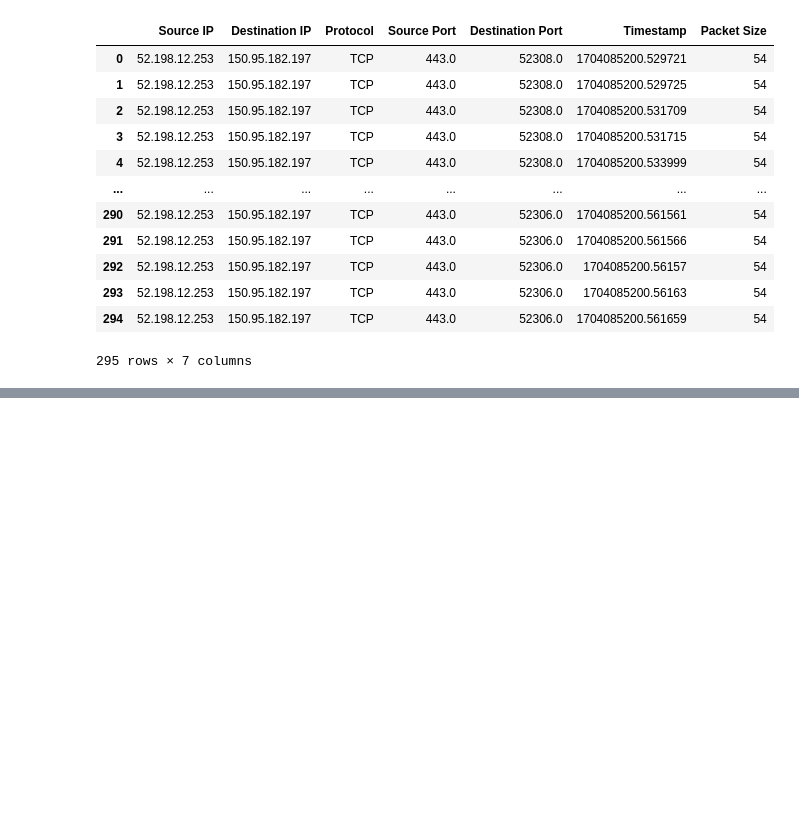
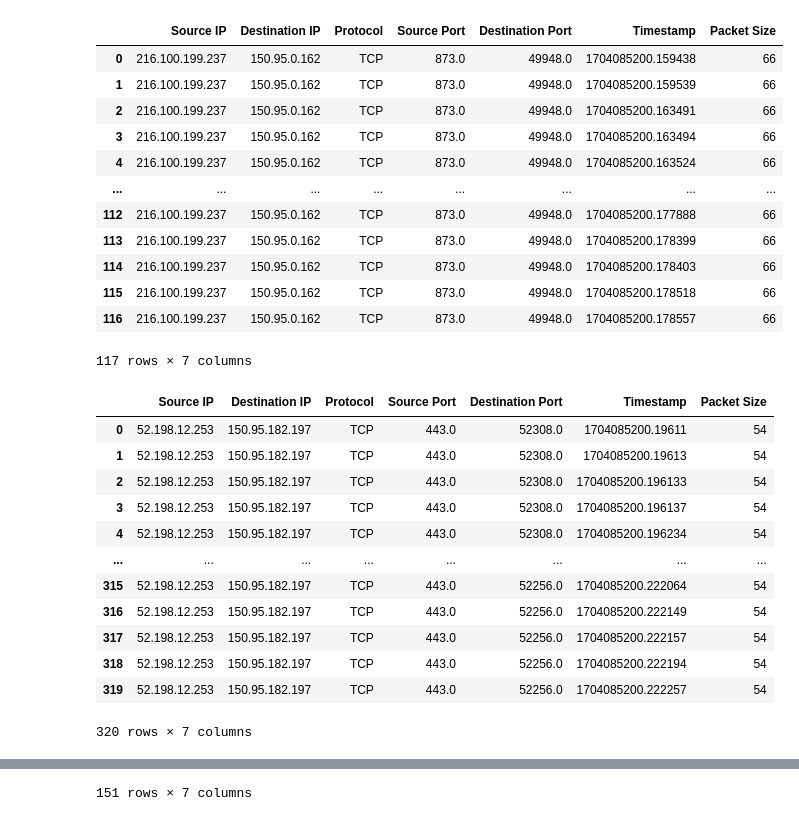
Before and after one commit to yaoyanglee/network-prediction, a Jupyter notebook: datavis.ipynb, the cells around one changed output, grey strips where cells are left out. Cells and saved outputs as stored; diff of their text form; code cells hidden in the pictures; blank space fills up the shorter version.

```diff
--- a/datavis.ipynb
+++ b/datavis.ipynb
@@ -85,8 +132,18 @@ plt.show()
 # %%
 # Extracting only the TCP packets
-tcp_df = df_cleaned[df_cleaned['Protocol'] == 'TCP']
-tcp_df = tcp_df.reset_index(drop=True)
+import pandas as pd
+import matplotlib.pyplot as plt
+def extractTCP(df):
+    tcp_df = df[df['Protocol'] == 'TCP']
+    tcp_df = tcp_df.reset_index(drop=True)
+    return tcp_df
 
-tcp_df
+
+tcp_df1 = extractTCP(df1)
+tcp_df2 = extractTCP(df2)
+tcp_df3 = extractTCP(df3)
+
+# Call the function with the DataFrames
+display(tcp_df1, tcp_df2, tcp_df3)
 # %% [output]
 |  | Source IP | Destination IP | Protocol | Source Port | Destination Port | Timestamp | Packet Size |
@@ -129,26 +258,44 @@ packet_counts_sorted
 # %%
 # Define the source and destination IP addresses you want to filter for
-source_ip = '52.198.12.253'
-destination_ip = '150.95.182.197'
+def displaySrcDestTraffic(df, src, dest):
+    # Filter DataFrame for rows with specific source and destination IP addresses
+    filtered_rows = df[(df['Source IP'] == src) & (
+        df['Destination IP'] == dest)]
 
-# Filter DataFrame for rows with specific source and destination IP addresses
-filtered_rows = tcp_df[(tcp_df['Source IP'] == source_ip) & (
-    tcp_df['Destination IP'] == destination_ip)]
+    filtered_rows = filtered_rows.reset_index(drop=True)
 
-filtered_rows = filtered_rows.reset_index(drop=True)
+    return filtered_rows
 
-filtered_rows
+
+filtered_df1 = displaySrcDestTraffic(tcp_df1, src1, dest1)
+filtered_df2 = displaySrcDestTraffic(tcp_df2, src2, dest2)
+filtered_df3 = displaySrcDestTraffic(tcp_df3, src3, dest3)
+
+display(filtered_df1, filtered_df2, filtered_df3)
 # %% [output]
 |  | Source IP | Destination IP | Protocol | Source Port | Destination Port | Timestamp | Packet Size |
-| 0 | 52.198.12.253 | 150.95.182.197 | TCP | 443.0 | 52308.0 | 1704085200.529721 | 54 |
-| 1 | 52.198.12.253 | 150.95.182.197 | TCP | 443.0 | 52308.0 | 1704085200.529725 | 54 |
-| 2 | 52.198.12.253 | 150.95.182.197 | TCP | 443.0 | 52308.0 | 1704085200.531709 | 54 |
-| 3 | 52.198.12.253 | 150.95.182.197 | TCP | 443.0 | 52308.0 | 1704085200.531715 | 54 |
-| 4 | 52.198.12.253 | 150.95.182.197 | TCP | 443.0 | 52308.0 | 1704085200.533999 | 54 |
+| 0 | 216.100.199.237 | 150.95.0.162 | TCP | 873.0 | 49948.0 | 1704085200.159438 | 66 |
+| 1 | 216.100.199.237 | 150.95.0.162 | TCP | 873.0 | 49948.0 | 1704085200.159539 | 66 |
+| 2 | 216.100.199.237 | 150.95.0.162 | TCP | 873.0 | 49948.0 | 1704085200.163491 | 66 |
+| 3 | 216.100.199.237 | 150.95.0.162 | TCP | 873.0 | 49948.0 | 1704085200.163494 | 66 |
+| 4 | 216.100.199.237 | 150.95.0.162 | TCP | 873.0 | 49948.0 | 1704085200.163524 | 66 |
 | ... | ... | ... | ... | ... | ... | ... | ... |
-| 290 | 52.198.12.253 | 150.95.182.197 | TCP | 443.0 | 52306.0 | 1704085200.561561 | 54 |
-| 291 | 52.198.12.253 | 150.95.182.197 | TCP | 443.0 | 52306.0 | 1704085200.561566 | 54 |
-| 292 | 52.198.12.253 | 150.95.182.197 | TCP | 443.0 | 52306.0 | 1704085200.56157 | 54 |
-| 293 | 52.198.12.253 | 150.95.182.197 | TCP | 443.0 | 52306.0 | 1704085200.56163 | 54 |
-| 294 | 52.198.12.253 | 150.95.182.197 | TCP | 443.0 | 52306.0 | 1704085200.561659 | 54 |
+| 112 | 216.100.199.237 | 150.95.0.162 | TCP | 873.0 | 49948.0 | 1704085200.177888 | 66 |
+| 113 | 216.100.199.237 | 150.95.0.162 | TCP | 873.0 | 49948.0 | 1704085200.178399 | 66 |
+| 114 | 216.100.199.237 | 150.95.0.162 | TCP | 873.0 | 49948.0 | 1704085200.178403 | 66 |
+| 115 | 216.100.199.237 | 150.95.0.162 | TCP | 873.0 | 49948.0 | 1704085200.178518 | 66 |
+| 116 | 216.100.199.237 | 150.95.0.162 | TCP | 873.0 | 49948.0 | 1704085200.178557 | 66 |
-295 rows × 7 columns
+117 rows × 7 columns
+|  | Source IP | Destination IP | Protocol | Source Port | Destination Port | Timestamp | Packet Size |
+| 0 | 52.198.12.253 | 150.95.182.197 | TCP | 443.0 | 52308.0 | 1704085200.19611 | 54 |
+| 1 | 52.198.12.253 | 150.95.182.197 | TCP | 443.0 | 52308.0 | 1704085200.19613 | 54 |
+| 2 | 52.198.12.253 | 150.95.182.197 | TCP | 443.0 | 52308.0 | 1704085200.196133 | 54 |
+| 3 | 52.198.12.253 | 150.95.182.197 | TCP | 443.0 | 52308.0 | 1704085200.196137 | 54 |
+| 4 | 52.198.12.253 | 150.95.182.197 | TCP | 443.0 | 52308.0 | 1704085200.196234 | 54 |
+| ... | ... | ... | ... | ... | ... | ... | ... |
+| 315 | 52.198.12.253 | 150.95.182.197 | TCP | 443.0 | 52256.0 | 1704085200.222064 | 54 |
+| 316 | 52.198.12.253 | 150.95.182.197 | TCP | 443.0 | 52256.0 | 1704085200.222149 | 54 |
+| 317 | 52.198.12.253 | 150.95.182.197 | TCP | 443.0 | 52256.0 | 1704085200.222157 | 54 |
+| 318 | 52.198.12.253 | 150.95.182.197 | TCP | 443.0 | 52256.0 | 1704085200.222194 | 54 |
+| 319 | 52.198.12.253 | 150.95.182.197 | TCP | 443.0 | 52256.0 | 1704085200.222257 | 54 |
+320 rows × 7 columns
@@ -155,2 +314,3 @@ filtered_rows
+151 rows × 7 columns
 # %%
 # Calculate packet interarrival time
```
Also changed, not shown: parts of 14 cells of this notebook.
